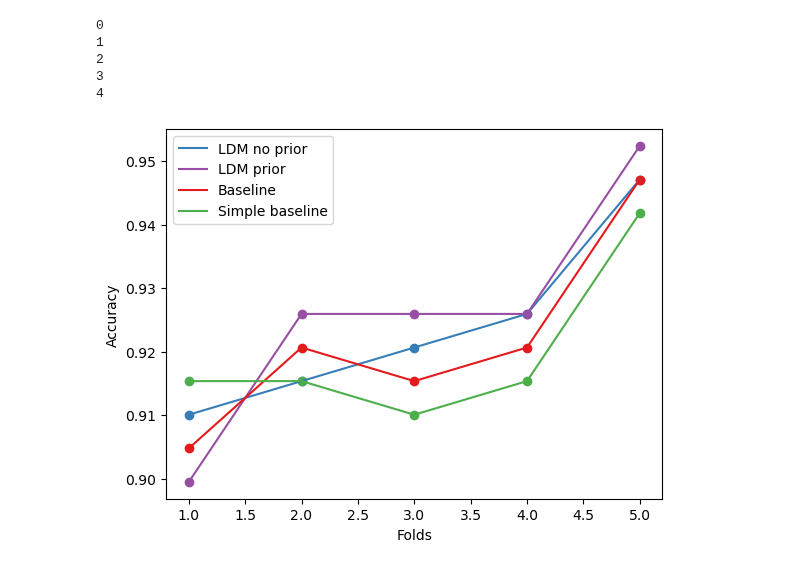
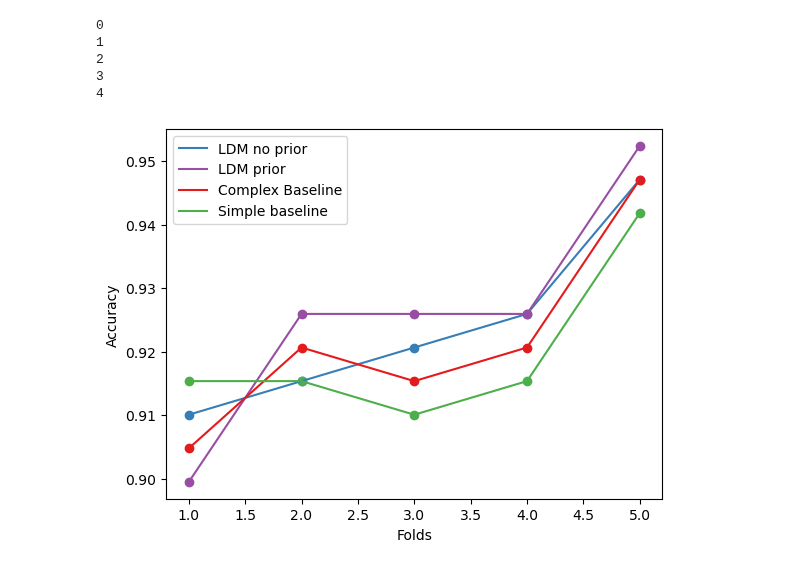
Before and after one commit to SigneDjernis/Latent_Distance_Models, a Jupyter notebook: Dolphins dataset/Compare.ipynb, the cells around one changed output. Drawn from its saved outputs; the diff is of its cells as text; code cells hidden in the pictures.

Commit message:
Change name in plot

```diff
--- a/Dolphins dataset/Compare.ipynb
+++ b/Dolphins dataset/Compare.ipynb
@@ -128,16 +128,16 @@ for s in range(len(random_numbers_matrix)):
 # %%
 x = [1,2,3,4,5]
 plt.plot(x,Accuracy,label='LDM no prior', color = '#377eb8')
 plt.plot(x,Accuracy_prior, label='LDM prior', color = '#984ea3')
-plt.plot(x,Accuracy_baseline, label='Baseline', color = '#e41a1c')
+plt.plot(x,Accuracy_baseline, label='Complex Baseline', color = '#e41a1c')
 plt.plot(x,Accuracy_stupid_baseline, label='Simple baseline', color = '#4daf4a')
 plt.scatter(x, Accuracy, facecolors='#377eb8', edgecolors='#377eb8')
 plt.scatter(x, Accuracy_prior, facecolors='#984ea3', edgecolors='#984ea3')
 plt.scatter(x, Accuracy_baseline, facecolors='#e41a1c', edgecolors='#e41a1c')
 plt.scatter(x, Accuracy_stupid_baseline, facecolors='#4daf4a', edgecolors='#4daf4a')
 plt.ylabel('Accuracy')
 plt.xlabel('Folds')
 plt.legend()
 plt.show()
 # %% [output]
-[figure, old version]
+[figure, new version]
```
